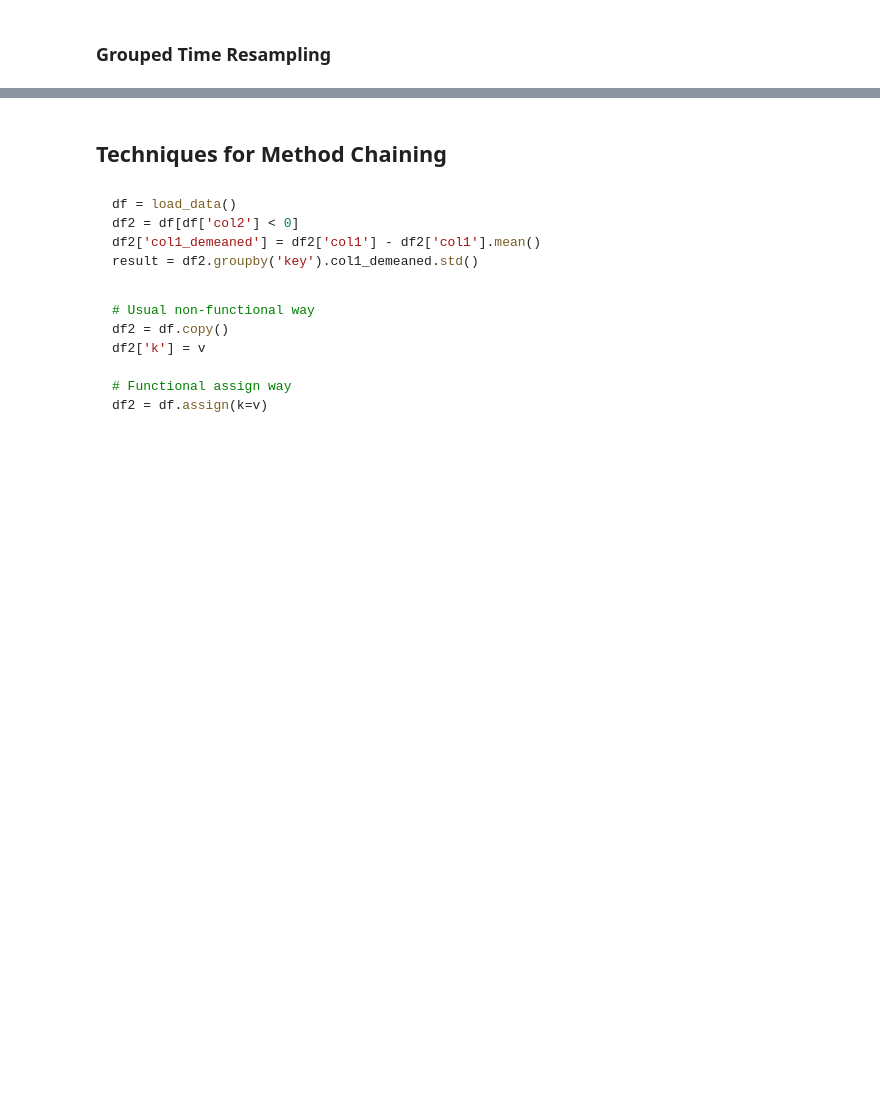
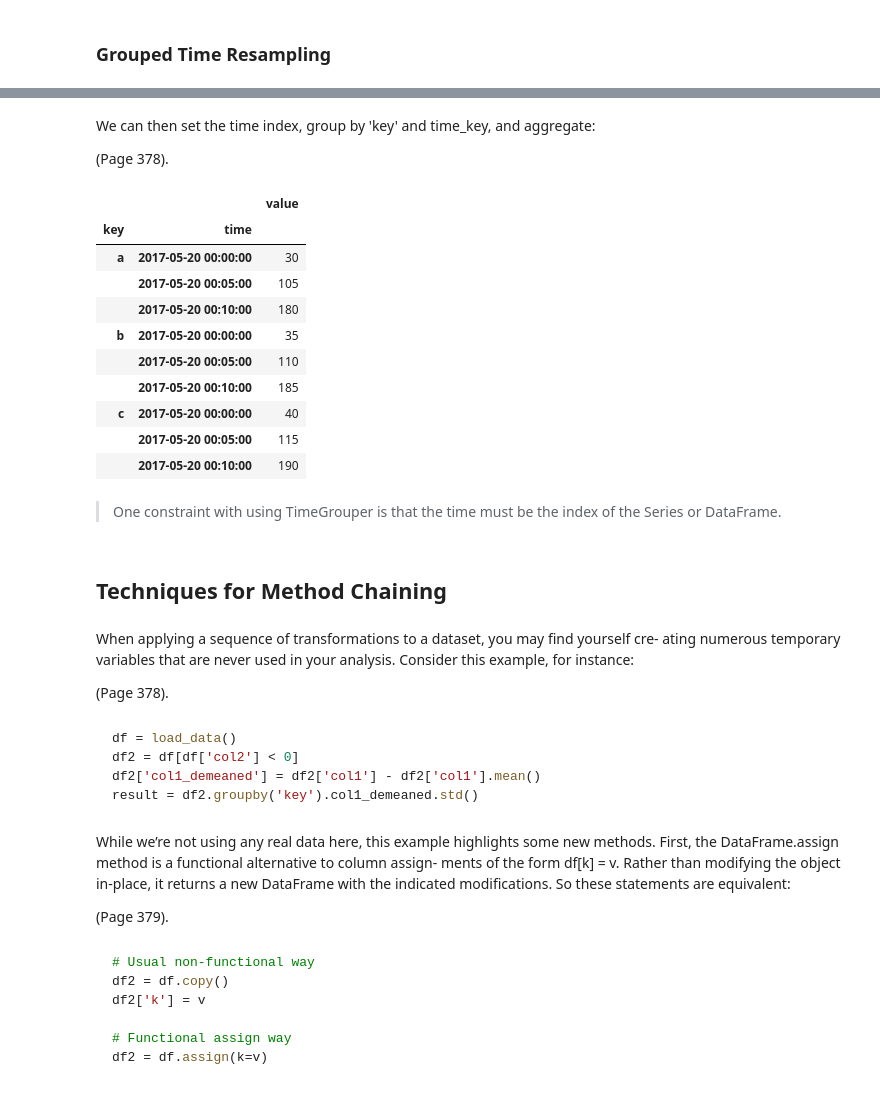
Before and after one commit to LeeChang-Soo/python_for_data_analysis_2nd, a Jupyter notebook: ch12. Advanced pandas.ipynb, the cells around one changed output, grey strips where cells are left out. Cells and saved outputs as stored; diff of their text form; code cells hidden in the pictures; blank space fills up the shorter version.

````diff
--- a/ch12. Advanced pandas.ipynb
+++ b/ch12. Advanced pandas.ipynb
@@ -717,13 +750,31 @@ df2[:7]
 # %%
 time_key = pd.TimeGrouper('5min')
+# %% [markdown]
+We can then set the time index, group by 'key' and time_key, and aggregate:
+
+(Page 378).
 # %%
-resampled = (df2.set_index('time')
-             .groupby(['key', time_key])
-             .sum())
-resampled
-resampled.reset_index()
+df2.set_index('time').groupby(['key', time_key]).sum()
+# %% [output]
+|  |  | value |
+| key | time |  |
+| a | 2017-05-20 00:00:00 | 30 |
+|  | 2017-05-20 00:05:00 | 105 |
+|  | 2017-05-20 00:10:00 | 180 |
+| b | 2017-05-20 00:00:00 | 35 |
+|  | 2017-05-20 00:05:00 | 110 |
+|  | 2017-05-20 00:10:00 | 185 |
+| c | 2017-05-20 00:00:00 | 40 |
+|  | 2017-05-20 00:05:00 | 115 |
+|  | 2017-05-20 00:10:00 | 190 |
+# %% [markdown]
+> One constraint with using TimeGrouper is that the time must be the index of the Series or DataFrame.
 # %% [markdown]
 ## Techniques for Method Chaining
+# %% [markdown]
+When applying a sequence of transformations to a dataset, you may find yourself cre‐ ating numerous temporary variables that are never used in your analysis. Consider this example, for instance:
+
+(Page 378).
 # %% [markdown]
 ```python
 df = load_data()
@@ -731,6 +782,10 @@ df2 = df[df['col2'] < 0]
 df2['col1_demeaned'] = df2['col1'] - df2['col1'].mean()
 result = df2.groupby('key').col1_demeaned.std()
 ```
+# %% [markdown]
+While we’re not using any real data here, this example highlights some new methods. First, the DataFrame.assign method is a functional alternative to column assign‐ ments of the form df[k] = v. Rather than modifying the object in-place, it returns a new DataFrame with the indicated modifications. So these statements are equivalent:
+
+(Page 379).
 # %% [markdown]
 ```python
 # Usual non-functional way
````
Also changed, not shown: parts of 17 cells of this notebook.
